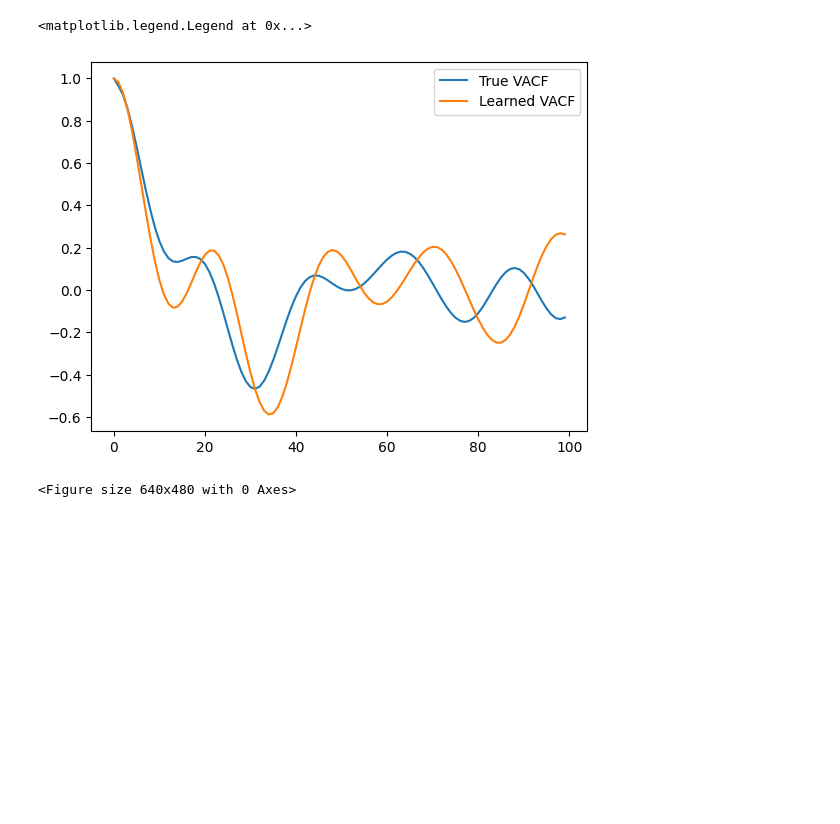
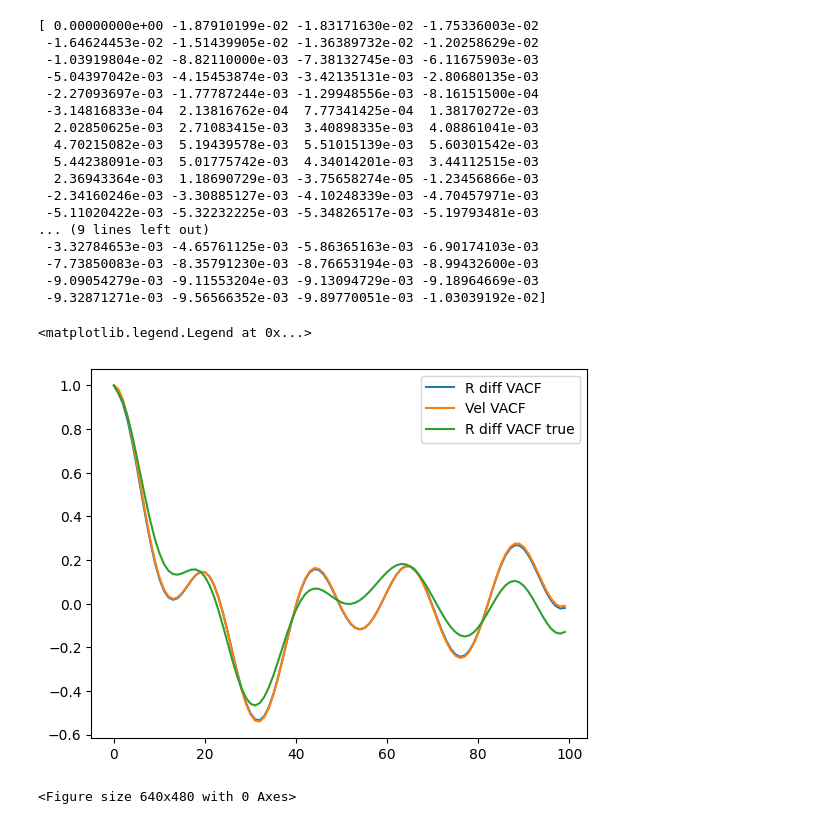
Before and after one commit to jeevster/implicit-md, a Jupyter notebook: Untitled.ipynb, the cells around one changed output. Cells and saved outputs as stored; diff of their text form; code cells hidden in the pictures; blank space fills up the shorter version.

```diff
--- a/Untitled.ipynb
+++ b/Untitled.ipynb
@@ -1,20 +1,35 @@
 # %%
 import numpy as np
 import matplotlib.pyplot as plt
 
-g_r_true = np.load("/home/sanjeevr/implicit-md/results_nnip_continuous/IMPLICIT_aspirin_TEST_nequip/gt_vacf.npy")
-g_r = np.load("/home/sanjeevr/implicit-md/results_nnip_continuous/IMPLICIT_aspirin_TEST_nequip/vacf_epoch1.npy")
-g_r_true2 = np.load("/home/sanjeevr/implicit-md/results_nnip_continuous/IMPLICIT_aspirin_TEST_resumestrategy0.25_learn_continuous/gt_vacf.npy")
-plt.plot(g_r_true, label = "True VACF")
-plt.plot(g_r, label = "Learned VACF")
-plt.plot(g_r_true2, label = "Learned VACF")
-
-
+g_r_diff = np.load("/home/sanjeevr/implicit-md/results_nnip_continuous/IMPLICIT_aspirin_TEST_vacf/vacf_rdiff.npy")
+g_r_vel = np.load("/home/sanjeevr/implicit-md/results_nnip_continuous/IMPLICIT_aspirin_TEST_vacf/vacf_real.npy")
+g_r_true = np.load("/home/sanjeevr/implicit-md/results_nnip_continuous/IMPLICIT_aspirin_TEST_vacf/gt_vacf.npy")
+plt.plot(g_r_diff, label = "R diff VACF")
+plt.plot(g_r_vel, label = "Vel VACF")
+plt.plot(g_r_true, label = "R diff VACF true")
 
 plt.legend()
 # %% [output]
-<matplotlib.legend.Legend at 0x...>
+[ 0.00000000e+00 -1.87910199e-02 -1.83171630e-02 -1.75336003e-02
+ -1.64624453e-02 -1.51439905e-02 -1.36389732e-02 -1.20258629e-02
+ -1.03919804e-02 -8.82110000e-03 -7.38132745e-03 -6.11675903e-03
+ -5.04397042e-03 -4.15453874e-03 -3.42135131e-03 -2.80680135e-03
+ -2.27093697e-03 -1.77787244e-03 -1.29948556e-03 -8.16151500e-04
+ -3.14816833e-04  2.13816762e-04  7.77341425e-04  1.38170272e-03
+  2.02850625e-03  2.71083415e-03  3.40898335e-03  4.08861041e-03
+  4.70215082e-03  5.19439578e-03  5.51015139e-03  5.60301542e-03
+  5.44238091e-03  5.01775742e-03  4.34014201e-03  3.44112515e-03
+  2.36943364e-03  1.18690729e-03 -3.75658274e-05 -1.23456866e-03
+ -2.34160246e-03 -3.30885127e-03 -4.10248339e-03 -4.70457971e-03
+ -5.11020422e-03 -5.32232225e-03 -5.34826517e-03 -5.19793481e-03
+... (9 lines left out)
+ -3.32784653e-03 -4.65761125e-03 -5.86365163e-03 -6.90174103e-03
+ -7.73850083e-03 -8.35791230e-03 -8.76653194e-03 -8.99432600e-03
+ -9.09054279e-03 -9.11553204e-03 -9.13094729e-03 -9.18964669e-03
+ -9.32871271e-03 -9.56566352e-03 -9.89770051e-03 -1.03039192e-02]
+<matplotlib.legend.Legend at 0x...>
-[figure, old version]
+[figure, new version]
 # %%
 import numpy as np
 import time
```
Also changed, not shown: 5 other files.
